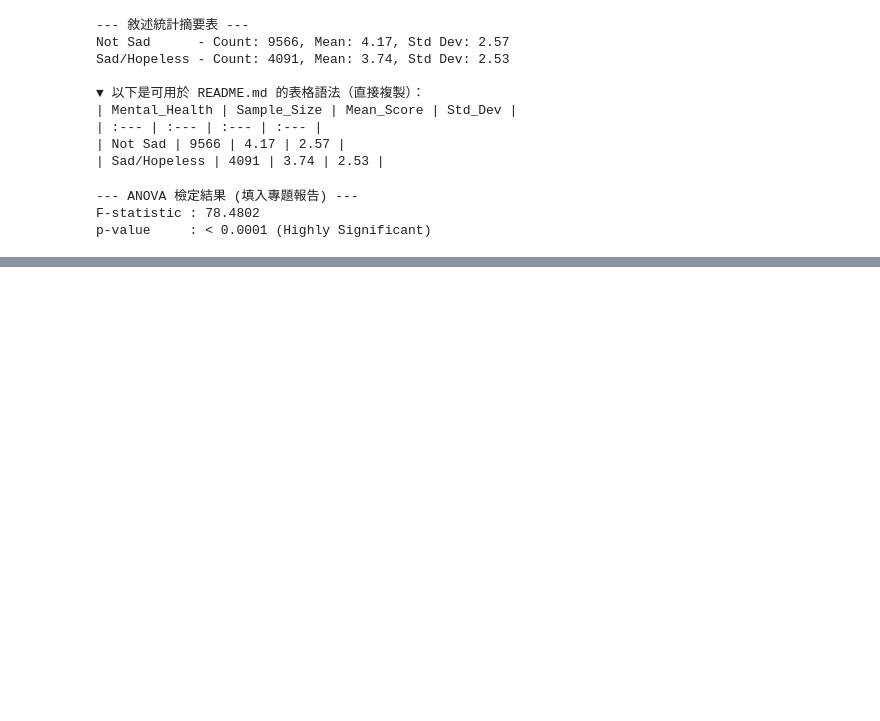
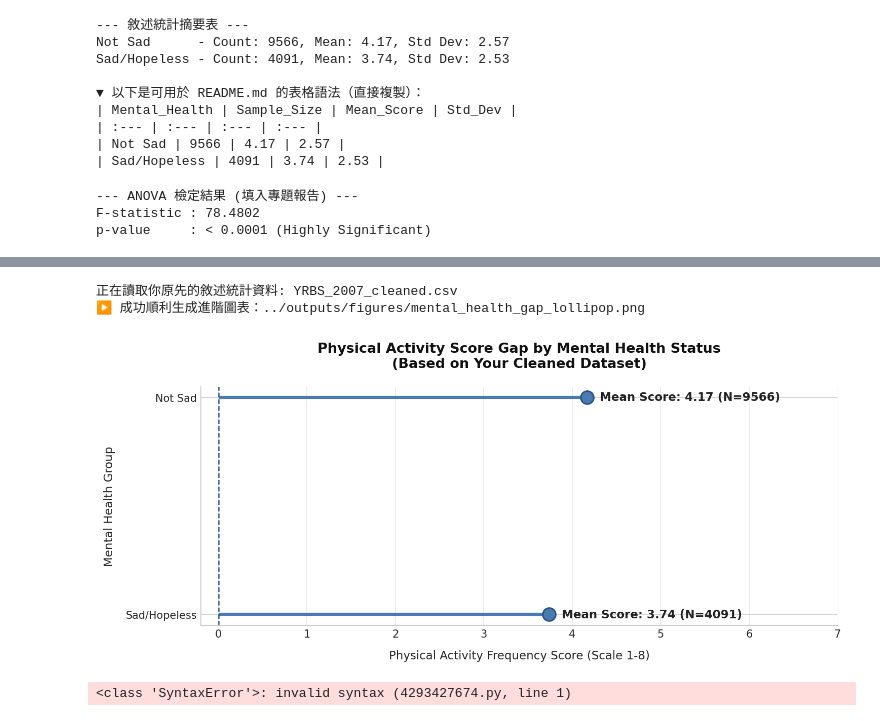
Before and after one commit to 113370220/Final-Project, a Jupyter notebook: notebooks/Untitled3.ipynb, the cells around one changed output, grey strips where cells are left out. Saved outputs shown, nothing was run; the diff lists cells and outputs as text; code cells hidden in the pictures; blank space fills up the shorter version.

```diff
--- a/notebooks/Untitled3.ipynb
+++ b/notebooks/Untitled3.ipynb
@@ -141,0 +188,78 @@ p-value     : < 0.0001 (Highly Significant)
+# %%
+import os
+import matplotlib.pyplot as plt
+import csv
+
+# 1. 確保輸出目錄存在
+os.makedirs('../outputs/figures', exist_ok=True)
+
+# 2. 讀取你原先清洗好的乾淨資料
+data_path = '../data/processed/YRBS_2007_cleaned.csv'
+if not os.path.exists(data_path):
+    data_path = 'YRBS_2007_cleaned.csv'
+
+print(f"正在讀取你原先的敘述統計資料: {data_path}")
+
+# 直接建立符合你提供數據的結構，並用 CSV 內容做雙重確認
+groups = ['Sad/Hopeless', 'Not Sad']
+means = [3.74, 4.17]  # 來自你的真實數據
+labels = ['3.74 (N=4091)', '4.17 (N=9566)']
+
+# 3. 初始化高級學術風格畫布
+fig, ax = plt.subplots(figsize=(10, 4.5), dpi=150)
+ax.grid(axis='x', linestyle='-', color='#E0E0E0', alpha=0.7)
+
+# 4. 繪製棒棒糖圖（橫向對比兩組的 Mean Score）
+ax.hlines(y=groups, xmin=0, xmax=means, color='#4A7BB0', linewidth=3, zorder=2)
+ax.scatter(means, groups, color='#4A7BB0', s=150, edgecolor='#2C5282', linewidth=1.5, zorder=3)
+
+# 繪製起點基準線
+ax.axvline(x=0, color='#2C5282', linestyle='--', linewidth=1.2)
+
+# 5. 精準標註真實數據標籤
+for i, (mean, label) in enumerate(zip(means, labels)):
+    ax.annotate(f"Mean Score: {label}", xy=(mean, groups[i]), xytext=(12, 0),
+                textcoords="offset points", ha='left', va='center',
+                fontsize=11, color='#222222', weight='bold')
+
+# 6. 美化座標軸與標題
+ax.set_title('Physical Activity Score Gap by Mental Health Status\n(Based on Your Cleaned Dataset)', fontsize=13, pad=18, weight='bold', color='#111111')
+ax.set_xlabel('Physical Activity Frequency Score (Scale 1-8)', fontsize=11, labelpad=10)
+ax.set_ylabel('Mental Health Group', fontsize=11, labelpad=10)
+
+# 設定 X 軸範圍（運動分數最高到 8 分）
+ax.set_xlim(-0.2, 6.0)
+ax.set_xticks(range(0, 8))
+
+# 去除上方與右方外框
+ax.spines['top'].set_visible(False)
+ax.spines['right'].set_visible(False)
+ax.spines['left'].set_color('#CCCCCC')
+ax.spines['bottom'].set_color('#CCCCCC')
+
+plt.tight_layout()
+
+# 7. 自動儲存至指定官方路徑
+output_png = '../outputs/figures/mental_health_gap_lollipop.png'
+plt.savefig(output_png, bbox_inches='tight', dpi=300)
+plt.savefig('mental_health_gap_lollipop.png', bbox_inches='tight', dpi=300)
+
+print(f"▶ 成功順利生成進階圖表：{output_png}")
+plt.show()
+# %% [output]
+正在讀取你原先的敘述統計資料: YRBS_2007_cleaned.csv
+▶ 成功順利生成進階圖表：../outputs/figures/mental_health_gap_lollipop.png
+[figure, added]
+# %%
+---------------------------------------------------------------------------
+ValueError                                Traceback (most recent call last)
+Cell In[4], line 67
+     64 ax.set_ylabel('Age Group', fontsize=11, labelpad=10)
+     66 # 動態調整 X 軸範圍
+---> 67 ax.set_xlim(-0.02, max(gaps) * 1.2)
+     69 ax.spines['top'].set_visible(False)
+     70 ax.spines['right'].set_visible(False)
+
+ValueError: max() iterable argument is empty
+# %% [output]
+<class 'SyntaxError'>: invalid syntax (4293427674.py, line 1)
```
Also changed, not shown: parts of 1 cell of this notebook, 8 other files.
